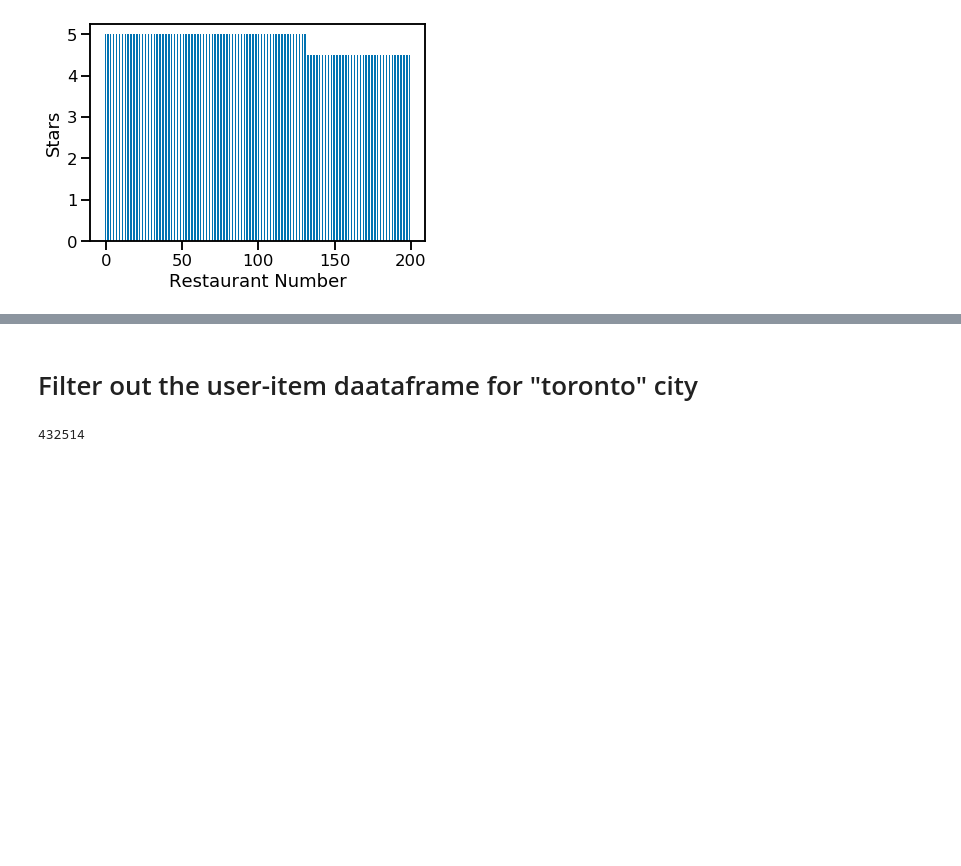
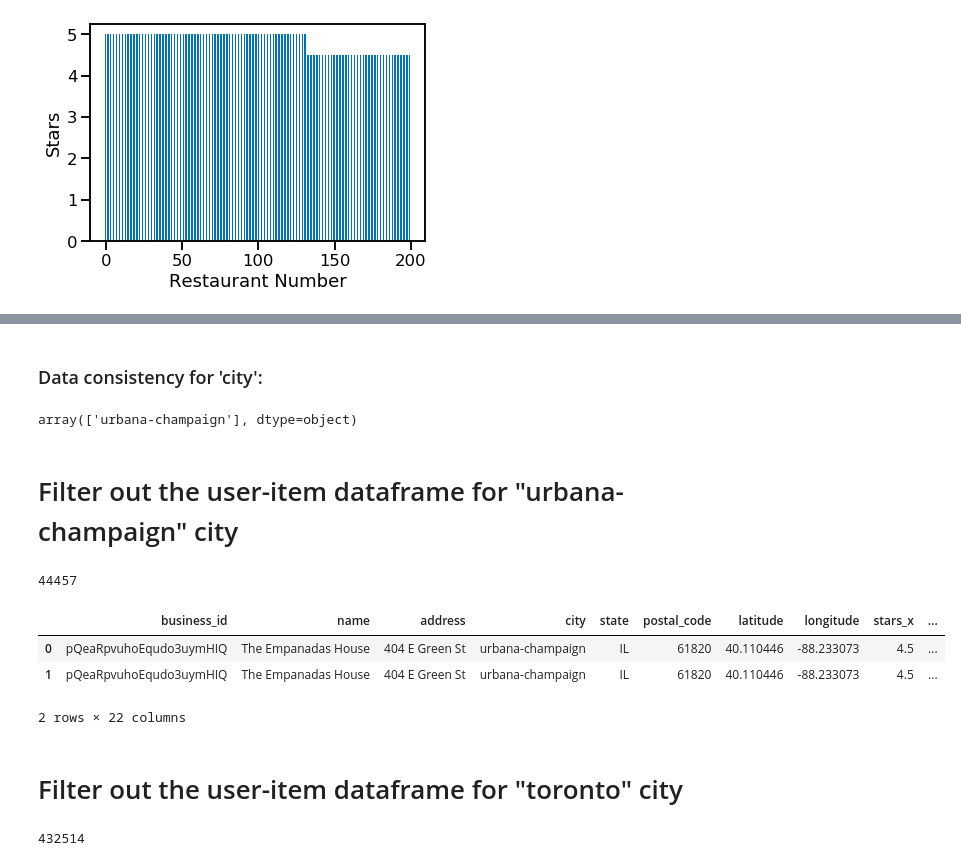
Before and after one commit to akhilesh-somani/Restaurant_Recommendation_System, a Jupyter notebook: Akhilesh.ipynb, the cells around one changed output, grey strips where cells are left out. Saved outputs shown, nothing was run; the diff lists cells and outputs as text; code cells hidden in the pictures; blank space fills up the shorter version.

Commit message:
create user-item df for "champaign"

```diff
--- a/Akhilesh.ipynb
+++ b/Akhilesh.ipynb
@@ -289,0 +285,3 @@ review_df.head(3)
+# %%
+champaign_business_df = business_df[business_df.city.str.contains('urbana|champaign')].copy()
+len(champaign_business_df)
@@ -289,0 +294,23 @@ review_df.head(3)
+# %% [markdown]
+### Data consistency for 'city':
+# %%
+champaign_business_df.city.replace(r'^.*champaign.*$', 'urbana-champaign', regex = True, inplace = True)
+champaign_business_df.city.replace(r'^.*urbana.*$', 'urbana-champaign', regex=True, inplace = True)
+champaign_business_df.city.unique()
+# %% [output]
+array(['urbana-champaign'], dtype=object)
+# %% [markdown]
+# Filter out the user-item dataframe for "urbana-champaign" city
+# %%
+champaign_user_item_df = pd.merge(champaign_business_df, review_df, how = 'inner', on = 'business_id')
+# %%
+len(champaign_user_item_df)
+# %% [output]
+44457
+# %%
+champaign_user_item_df.head(2)
+# %% [output]
+|  | business_id | name | address | city | state | postal_code | latitude | longitude | stars_x | ... |
+| 0 | pQeaRpvuhoEqudo3uymHIQ | The Empanadas House | 404 E Green St | urbana-champaign | IL | 61820 | 40.110446 | -88.233073 | 4.5 | ... |
+| 1 | pQeaRpvuhoEqudo3uymHIQ | The Empanadas House | 404 E Green St | urbana-champaign | IL | 61820 | 40.110446 | -88.233073 | 4.5 | ... |
+2 rows × 22 columns
@@ -290,3 +319,3 @@ review_df.head(3)
 # %% [markdown]
-# Filter out the user-item daataframe for "toronto" city
+# Filter out the user-item dataframe for "toronto" city
 # %%
```
Also changed, not shown: parts of 12 cells of this notebook.
